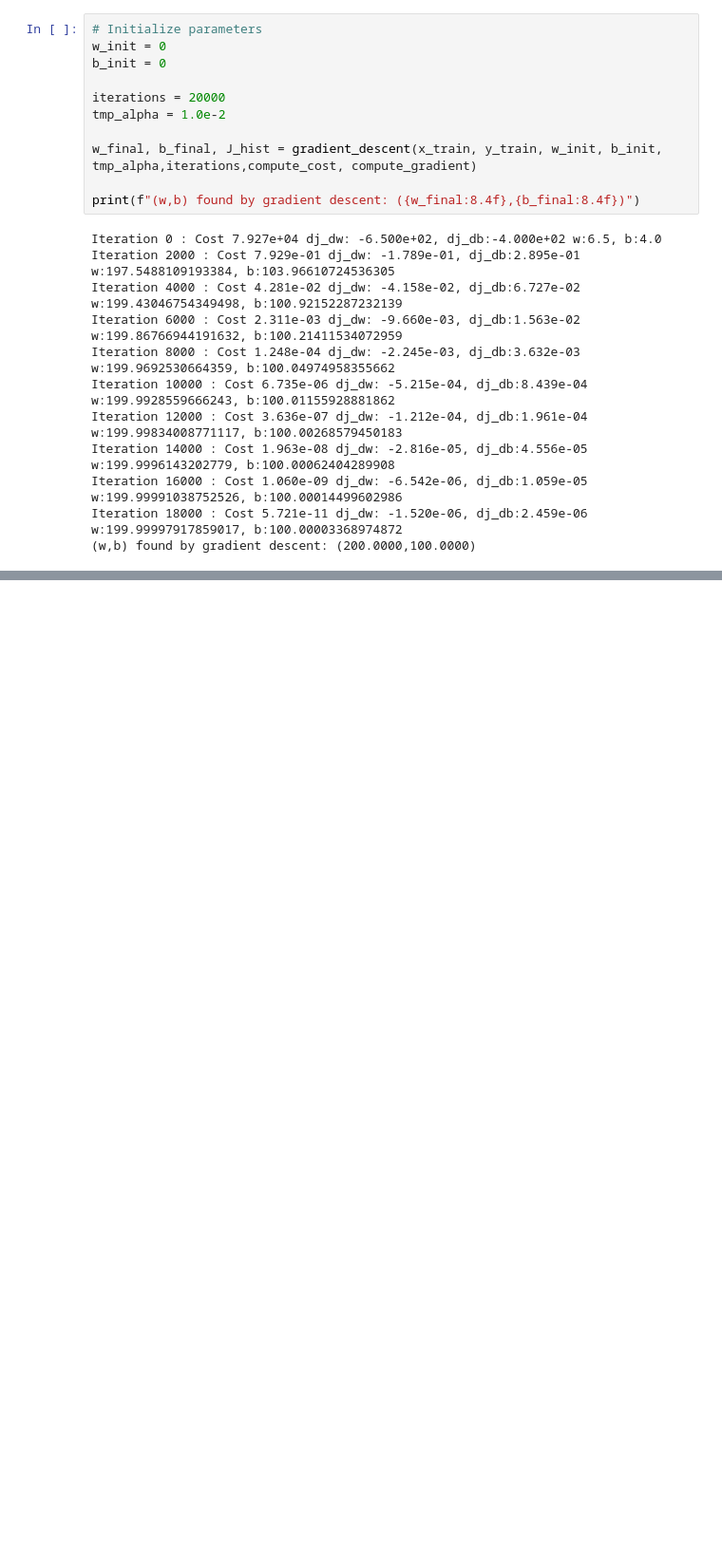
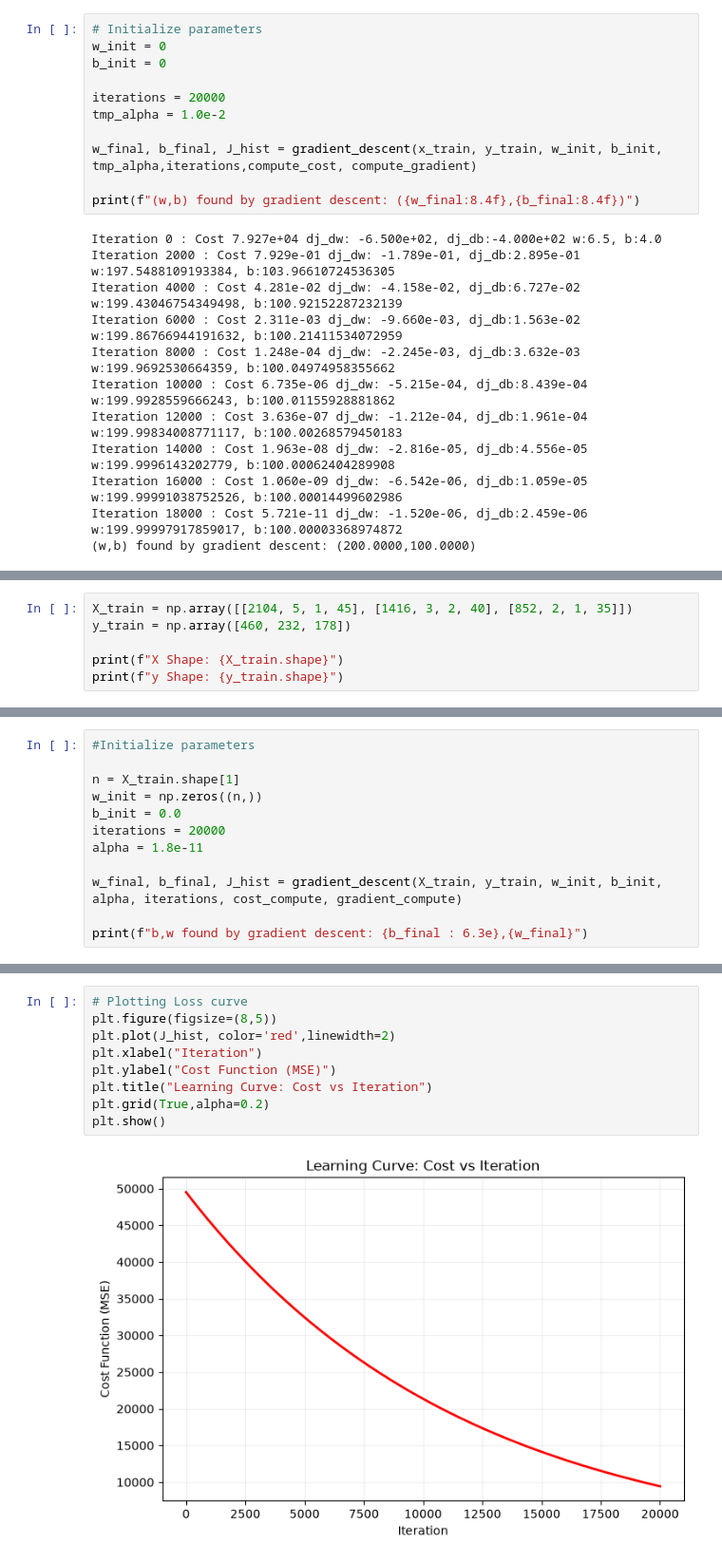
Before and after one commit to ankit4451/machine-learning, a Jupyter notebook: Linear Regression.ipynb, the cells around one changed output, grey strips where cells are left out. Shown at 95% size. Saved outputs shown, nothing was run; the diff lists cells and outputs as text; blank space fills up the shorter version.

Commit message:
Multiple linear regression with batch gradient descent from scratch

```diff
--- a/Linear Regression.ipynb
+++ b/Linear Regression.ipynb
@@ -110,0 +113,6 @@ Iteration 18000 : Cost 5.721e-11 dj_dw: -1.520e-06, dj_db:2.459e-06 w:199.999979
+# %%
+X_train = np.array([[2104, 5, 1, 45], [1416, 3, 2, 40], [852, 2, 1, 35]])
+y_train = np.array([460, 232, 178])
+
+print(f"X Shape: {X_train.shape}")
+print(f"y Shape: {y_train.shape}")
@@ -110,0 +179,12 @@ Iteration 18000 : Cost 5.721e-11 dj_dw: -1.520e-06, dj_db:2.459e-06 w:199.999979
+# %%
+#Initialize parameters
+
+n = X_train.shape[1]
+w_init = np.zeros((n,))
+b_init = 0.0
+iterations = 20000
+alpha = 1.8e-11
+
+w_final, b_final, J_hist = gradient_descent(X_train, y_train, w_init, b_init, alpha, iterations, cost_compute, gradient_compute)
+
+print(f"b,w found by gradient descent: {b_final : 6.3e},{w_final}")
@@ -110,0 +209,11 @@ Iteration 18000 : Cost 5.721e-11 dj_dw: -1.520e-06, dj_db:2.459e-06 w:199.999979
+# %%
+# Plotting Loss curve
+plt.figure(figsize=(8,5))
+plt.plot(J_hist, color='red',linewidth=2)
+plt.xlabel("Iteration")
+plt.ylabel("Cost Function (MSE)")
+plt.title("Learning Curve: Cost vs Iteration")
+plt.grid(True,alpha=0.2)
+plt.show()
+# %% [output]
+[figure, added]
```
Also changed, not shown: parts of 4 cells of this notebook.
